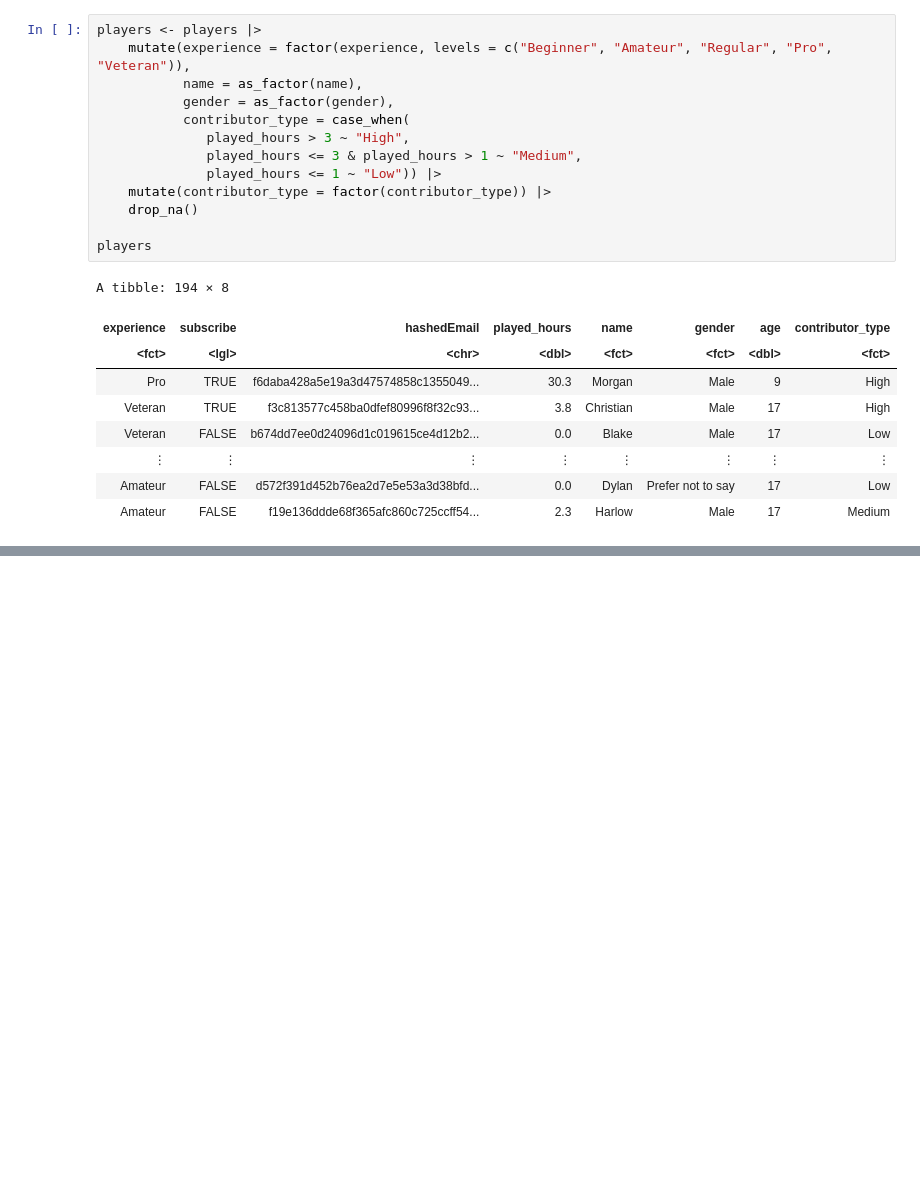
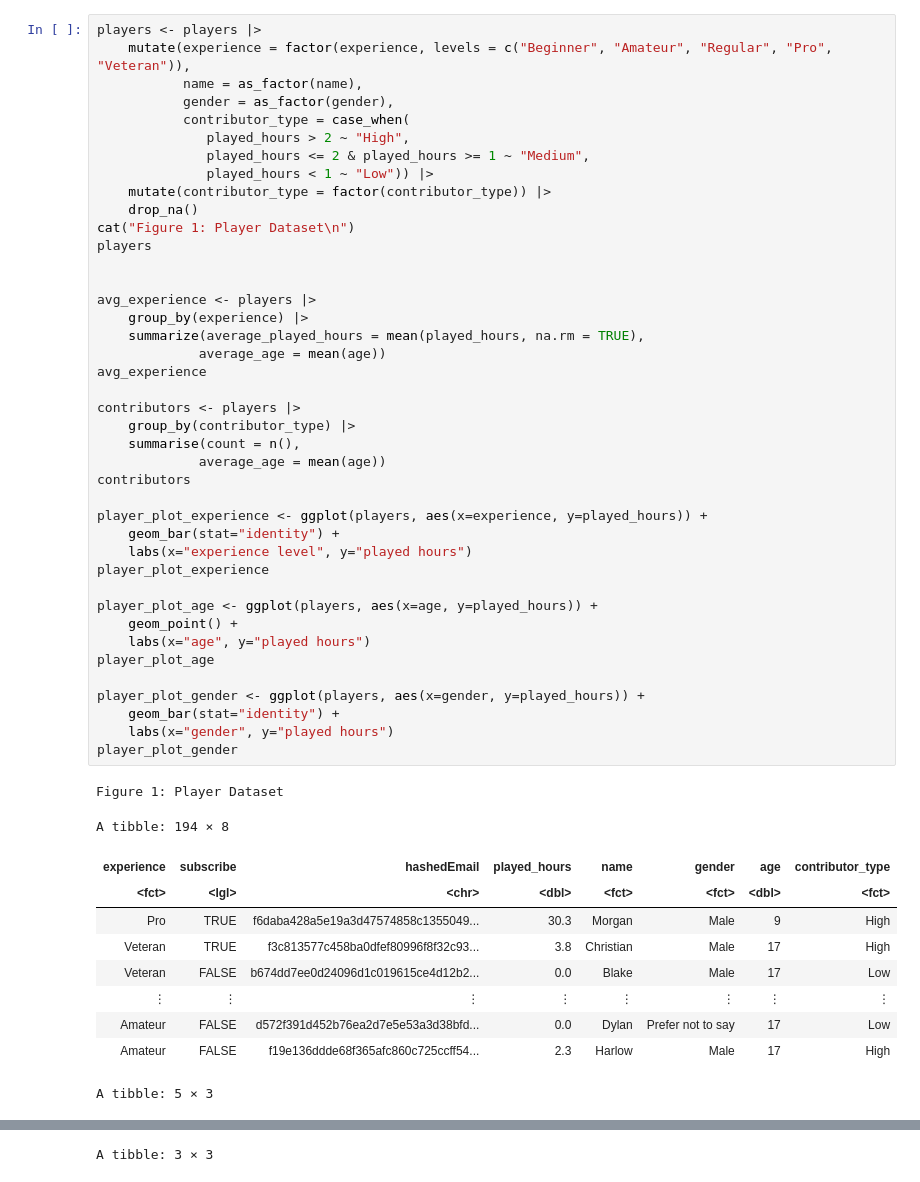
Before and after one commit to elilyliu/Group-4-project, a Jupyter notebook: knn code.ipynb, the cells around one changed output, grey strips where cells are left out. Cells and saved outputs as stored; diff of their text form; blank space fills up the shorter version.

```diff
--- a/knn code.ipynb
+++ b/knn code.ipynb
@@ -52,23 +31,53 @@ A spec_tbl_df: 1535 × 5
 # %%
 players <- players |>
     mutate(experience = factor(experience, levels = c("Beginner", "Amateur", "Regular", "Pro", "Veteran")),
            name = as_factor(name),
            gender = as_factor(gender),
            contributor_type = case_when(
-              played_hours > 3 ~ "High",
-              played_hours <= 3 & played_hours > 1 ~ "Medium",
-              played_hours <= 1 ~ "Low")) |>
+              played_hours > 2 ~ "High",
+              played_hours <= 2 & played_hours >= 1 ~ "Medium",
+              played_hours < 1 ~ "Low")) |>
     mutate(contributor_type = factor(contributor_type)) |>
     drop_na()
+cat("Figure 1: Player Dataset\n")
+players
 
-players
+
+avg_experience <- players |>
+    group_by(experience) |>
+    summarize(average_played_hours = mean(played_hours, na.rm = TRUE),
+             average_age = mean(age))
+avg_experience
+
+contributors <- players |>
+    group_by(contributor_type) |>
+    summarise(count = n(),
+             average_age = mean(age))
+contributors
+
+player_plot_experience <- ggplot(players, aes(x=experience, y=played_hours)) +
+    geom_bar(stat="identity") +
+    labs(x="experience level", y="played hours")
+player_plot_experience
+
+player_plot_age <- ggplot(players, aes(x=age, y=played_hours)) +
+    geom_point() +
+    labs(x="age", y="played hours")
+player_plot_age
+
+player_plot_gender <- ggplot(players, aes(x=gender, y=played_hours)) +
+    geom_bar(stat="identity") +
+    labs(x="gender", y="played hours")
+player_plot_gender
 # %% [output]
-A tibble: 194 × 8
+Figure 1: Player Dataset
+A tibble: 194 × 8
 | experience | subscribe | hashedEmail | played_hours | name | gender | age | contributor_type |
 | <fct> | <lgl> | <chr> | <dbl> | <fct> | <fct> | <dbl> | <fct> |
 | Pro | TRUE | f6daba428a5e19a3d47574858c1355049... | 30.3 | Morgan | Male | 9 | High |
 | Veteran | TRUE | f3c813577c458ba0dfef80996f8f32c93... | 3.8 | Christian | Male | 17 | High |
 | Veteran | FALSE | b674dd7ee0d24096d1c019615ce4d12b2... | 0.0 | Blake | Male | 17 | Low |
 | ⋮ | ⋮ | ⋮ | ⋮ | ⋮ | ⋮ | ⋮ | ⋮ |
 | Amateur | FALSE | d572f391d452b76ea2d7e5e53a3d38bfd... | 0.0 | Dylan | Prefer not to say | 17 | Low |
-| Amateur | FALSE | f19e136ddde68f365afc860c725ccff54... | 2.3 | Harlow | Male | 17 | Medium |
+| Amateur | FALSE | f19e136ddde68f365afc860c725ccff54... | 2.3 | Harlow | Male | 17 | High |
+A tibble: 5 × 3
@@ -74,0 +91 @@ A tibble: 194 × 8
+A tibble: 3 × 3
```
Also changed, not shown: parts of 6 cells of this notebook.
